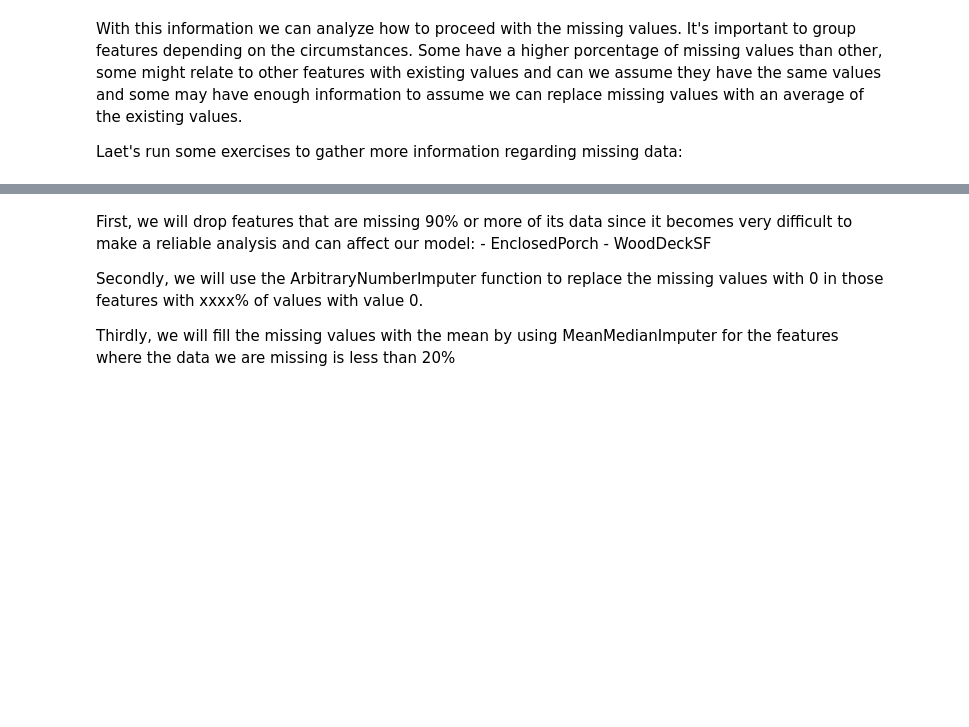
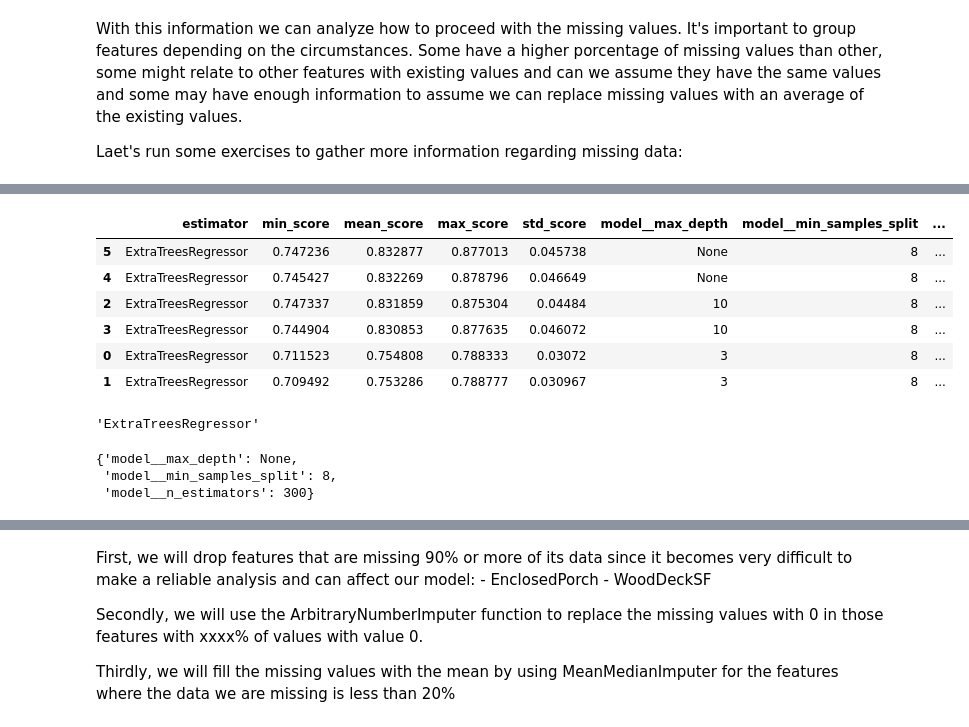
Before and after one commit to Danpr1984/milestone-project-heritage-housing-issues, a Jupyter notebook: jupyter_notebooks/Modeling and Evaluation.ipynb, the cells around one changed output, grey strips where cells are left out. Drawn from its saved outputs; the diff is of its cells as text; code cells hidden in the pictures; blank space fills up the shorter version.

```diff
--- a/jupyter_notebooks/Modeling and Evaluation.ipynb
+++ b/jupyter_notebooks/Modeling and Evaluation.ipynb
@@ -102,10 +109,10 @@ def PipelineClf(model):
                                                 variables=['GarageFinish', 'BsmtFinType1'])),
 
     ("ArbitraryNumberImputer",ArbitraryNumberImputer(arbitrary_number=0,
-                                                variables=['2ndFlrSF', 'MasVnrArea'])),
+                                                variables=['MasVnrArea'])),
 
     ("MeanMedianImputer",MeanMedianImputer(imputation_method='median',
-                                                variables=['LotFrontage', 'BedroomAbvGr', 'GarageYrBlt'])),
+                                                variables=['2ndFlrSF', 'LotFrontage', 'BedroomAbvGr', 'GarageYrBlt'])),
      # Feature Engineer
      ("OrdinalCategoricalEncoder",OrdinalEncoder(encoding_method='arbitrary',
                                                 variables = ['BsmtExposure', 'BsmtFinType1', 'GarageFinish', 'KitchenQual'])),
@@ -290,0 +281,24 @@ dtype: int64
+# %%
+models_search = {
+    "ExtraTreesRegressor":ExtraTreesRegressor(random_state=0),
+}
+
+# documentation to help on hyperparameter list:
+# https://scikit-learn.org/stable/modules/generated/sklearn.ensemble.ExtraTreesRegressor.html
+
+# n_estimators : int, default=100
+# The number of trees in the forest; namley the stages to perform.
+
+# max_depth : int, default=3
+# Maximum depth of the individual regression estimators.
+
+# min_samples_split : int or float, default=2
+# The minimum number of samples required to split an internal node. We will add 8.
+
+params_search = {
+    "ExtraTreesRegressor":{
+        'model__n_estimators': [100,300],
+        'model__max_depth': [3,10,None],
+        'model__min_samples_split': [8],
+    }
+}
@@ -435,0 +316,23 @@ DataCleaningEffect(df_original=df,
+# %%
+grid_search_summary, grid_search_pipelines = search.score_summary(sort_by='mean_score')
+grid_search_summary
+# %% [output]
+|  | estimator | min_score | mean_score | max_score | std_score | model__max_depth | model__min_samples_split | ... |
+| 5 | ExtraTreesRegressor | 0.747236 | 0.832877 | 0.877013 | 0.045738 | None | 8 | ... |
+| 4 | ExtraTreesRegressor | 0.745427 | 0.832269 | 0.878796 | 0.046649 | None | 8 | ... |
+| 2 | ExtraTreesRegressor | 0.747337 | 0.831859 | 0.875304 | 0.04484 | 10 | 8 | ... |
+| 3 | ExtraTreesRegressor | 0.744904 | 0.830853 | 0.877635 | 0.046072 | 10 | 8 | ... |
+| 0 | ExtraTreesRegressor | 0.711523 | 0.754808 | 0.788333 | 0.03072 | 3 | 8 | ... |
+| 1 | ExtraTreesRegressor | 0.709492 | 0.753286 | 0.788777 | 0.030967 | 3 | 8 | ... |
+# %%
+best_model = grid_search_summary.iloc[0,0]
+best_model
+# %% [output]
+'ExtraTreesRegressor'
+# %%
+best_parameters = grid_search_pipelines[best_model].best_params_
+best_parameters
+# %% [output]
+{'model__max_depth': None,
+ 'model__min_samples_split': 8,
+ 'model__n_estimators': 300}
```
Also changed, not shown: parts of 20 cells of this notebook.
